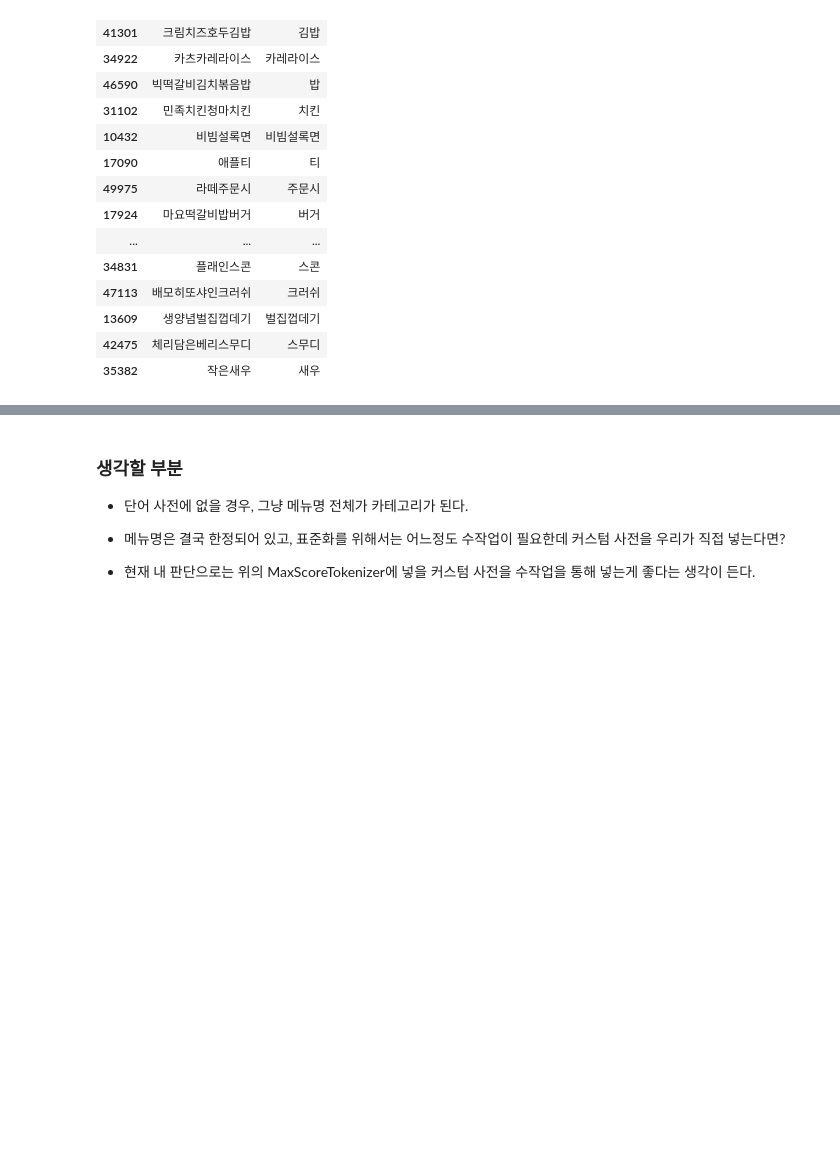
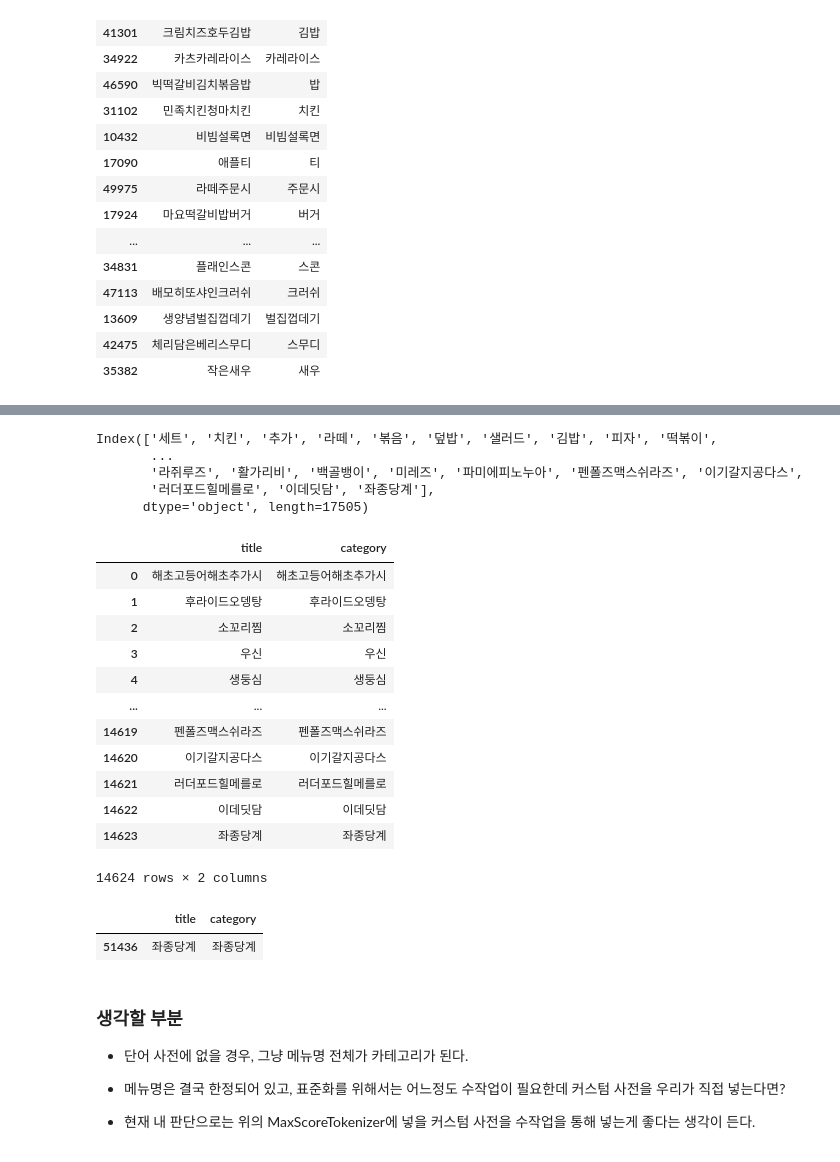
Before and after one commit to airpark69/NLP-sandevistan-team, a Jupyter notebook: NLP_standardization/find_Center_Word_in_Menu_Test.ipynb, the cells around one changed output, grey strips where cells are left out. Saved outputs shown, nothing was run; the diff lists cells and outputs as text; code cells hidden in the pictures; blank space fills up the shorter version.

```diff
--- a/NLP_standardization/find_Center_Word_in_Menu_Test.ipynb
+++ b/NLP_standardization/find_Center_Word_in_Menu_Test.ipynb
@@ -404,0 +412,33 @@ Name: category, Length: 17505, dtype: int64
+# %%
+custom_dict_find_category.index
+# %% [output]
+Index(['세트', '치킨', '추가', '라떼', '볶음', '덮밥', '샐러드', '김밥', '피자', '떡볶이',
+       ...
+       '라쥐루즈', '활가리비', '백골뱅이', '미레즈', '파미에피노누아', '펜폴즈맥스쉬라즈', '이기갈지공다스',
+       '러더포드힐메를로', '이데딧담', '좌종당계'],
+      dtype='object', length=17505)
+# %%
+count_1_list = [custom_dict_find_category.index[i] for i, x in enumerate(custom_dict_find_category) if x == 1]
+# %%
+count_1_list_menu = [df_menu[df_menu['category'] == x]['title'].iloc[0] for x in count_1_list]
+# %%
+df_count_1 = pd.DataFrame()
+# %%
+df_count_1['title'] = count_1_list_menu
+df_count_1['category'] = count_1_list
+# %%
+df_count_1
+# %% [output]
+|  | title | category |
+| 0 | 해초고등어해초추가시 | 해초고등어해초추가시 |
+| 1 | 후라이드오뎅탕 | 후라이드오뎅탕 |
+| 2 | 소꼬리찜 | 소꼬리찜 |
+| 3 | 우신 | 우신 |
+| 4 | 생둥심 | 생둥심 |
+| ... | ... | ... |
+| 14619 | 펜폴즈맥스쉬라즈 | 펜폴즈맥스쉬라즈 |
+| 14620 | 이기갈지공다스 | 이기갈지공다스 |
+| 14621 | 러더포드힐메를로 | 러더포드힐메를로 |
+| 14622 | 이데딧담 | 이데딧담 |
+| 14623 | 좌종당계 | 좌종당계 |
+14624 rows × 2 columns
@@ -405,3 +447,8 @@ Name: category, Length: 17505, dtype: int64
+# %%
+df_menu[df_menu['category'] == '좌종당계']
+# %% [output]
+|  | title | category |
+| 51436 | 좌종당계 | 좌종당계 |
 # %% [markdown]
 ### 생각할 부분
 
```
Also changed, not shown: parts of 13 cells of this notebook.
